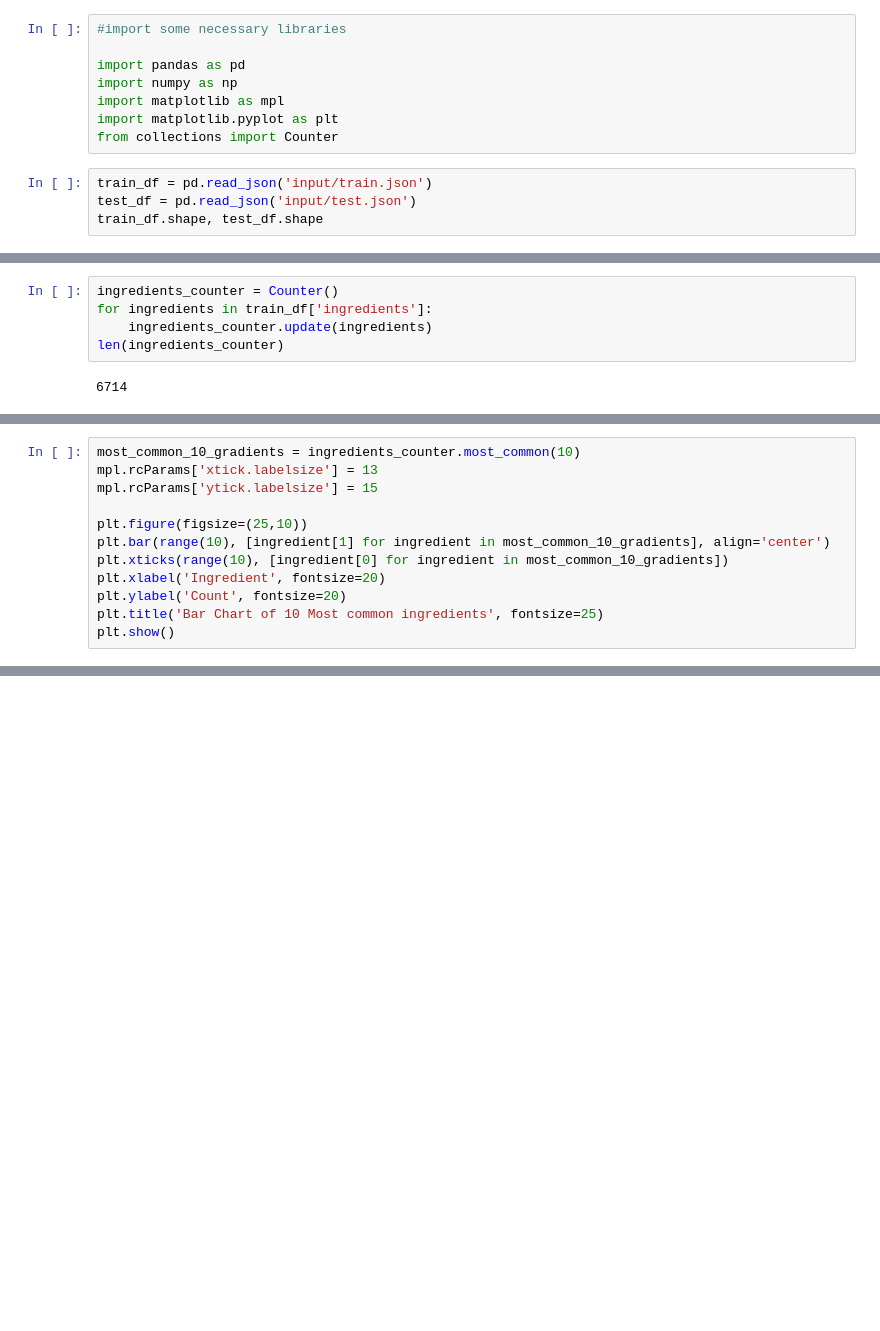
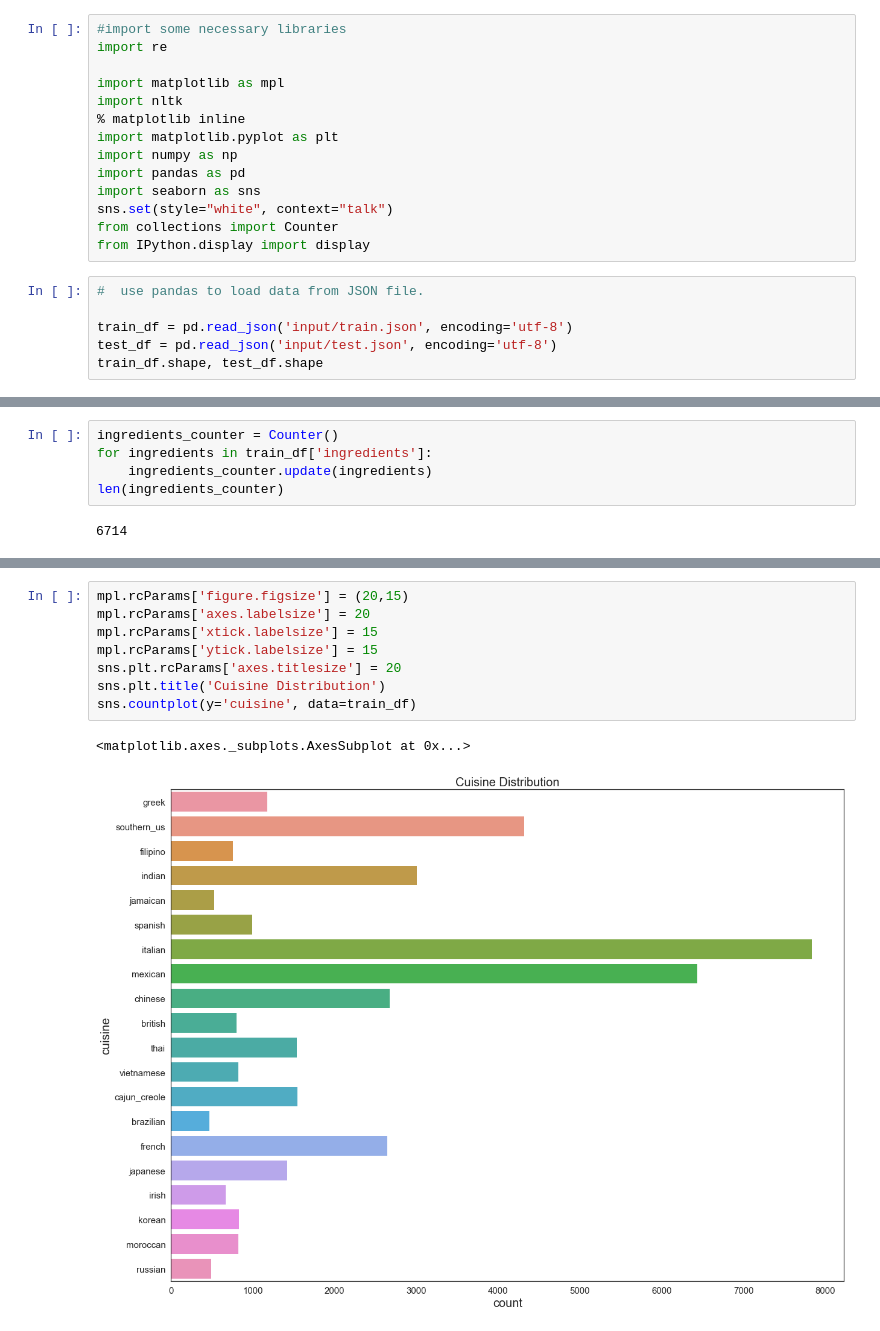
Before and after one commit to T1anyuZhu/WhatsCooking, a Jupyter notebook: notebook.ipynb, the cells around one changed output, grey strips where cells are left out. Saved outputs shown, nothing was run; the diff lists cells and outputs as text; blank space fills up the shorter version.

```diff
--- a/notebook.ipynb
+++ b/notebook.ipynb
@@ -1,14 +1,22 @@
 # %%
 #import some necessary libraries
+import re
 
+import matplotlib as mpl
+import nltk
+% matplotlib inline
+import matplotlib.pyplot as plt
+import numpy as np
 import pandas as pd
-import numpy as np
-import matplotlib as mpl
-import matplotlib.pyplot as plt
+import seaborn as sns
+sns.set(style="white", context="talk")
 from collections import Counter
+from IPython.display import display
 # %%
-train_df = pd.read_json('input/train.json')
-test_df = pd.read_json('input/test.json')
+#  use pandas to load data from JSON file.
+
+train_df = pd.read_json('input/train.json', encoding='utf-8')
+test_df = pd.read_json('input/test.json', encoding='utf-8')
 train_df.shape, test_df.shape
 # %% [output]
 ((39774, 3), (9944, 2))
@@ -76,12 +69,0 @@ plt.show()
-# %%
-most_common_10_gradients = ingredients_counter.most_common(10)
-mpl.rcParams['xtick.labelsize'] = 13
-mpl.rcParams['ytick.labelsize'] = 15
-
-plt.figure(figsize=(25,10))
-plt.bar(range(10), [ingredient[1] for ingredient in most_common_10_gradients], align='center')
-plt.xticks(range(10), [ingredient[0] for ingredient in most_common_10_gradients])
-plt.xlabel('Ingredient', fontsize=20)
-plt.ylabel('Count', fontsize=20)
-plt.title('Bar Chart of 10 Most common ingredients', fontsize=25)
-plt.show()
@@ -108,0 +218,11 @@ print(1)
+# %%
+mpl.rcParams['figure.figsize'] = (20,15)
+mpl.rcParams['axes.labelsize'] = 20
+mpl.rcParams['xtick.labelsize'] = 15
+mpl.rcParams['ytick.labelsize'] = 15
+sns.plt.rcParams['axes.titlesize'] = 20
+sns.plt.title('Cuisine Distribution')
+sns.countplot(y='cuisine', data=train_df)
+# %% [output]
+<matplotlib.axes._subplots.AxesSubplot at 0x...>
+[figure, added]
```
Also changed, not shown: parts of 20 cells of this notebook, 7 other files.
